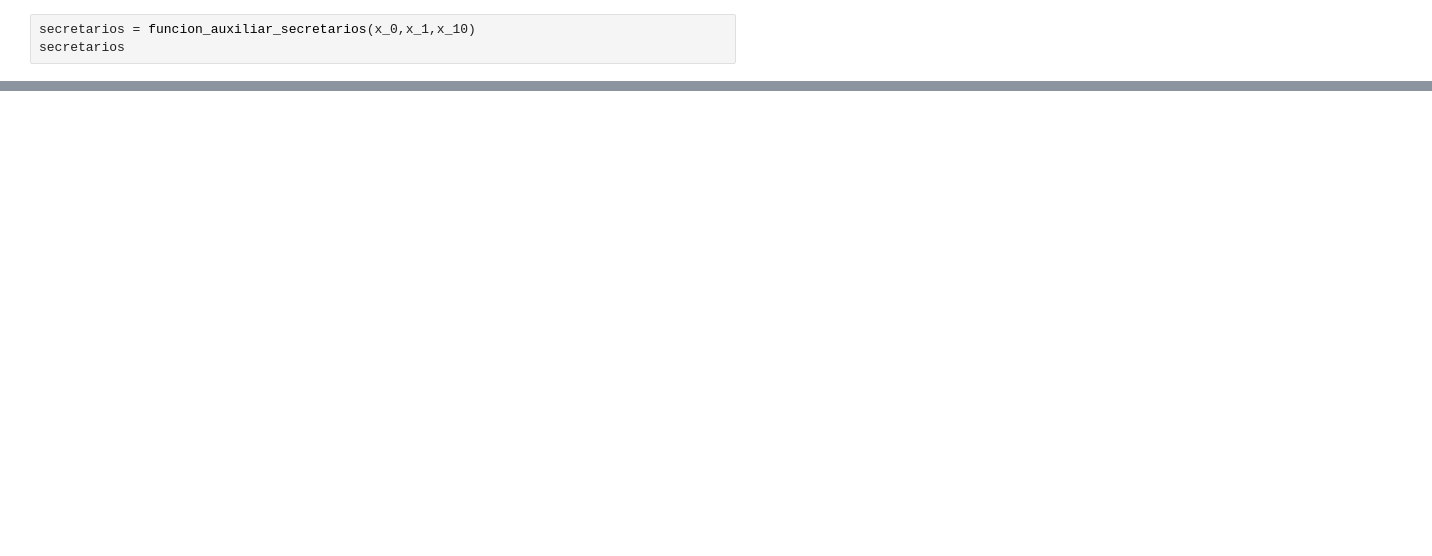
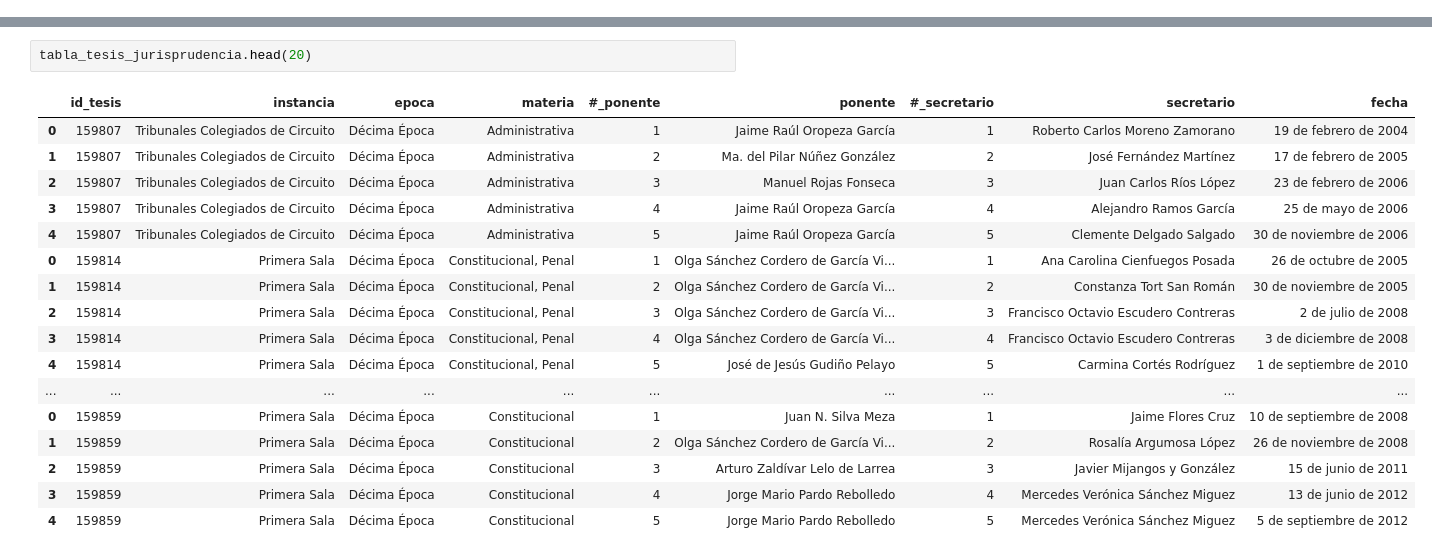
Before and after one commit to lecepe00/estancia_inv_MCD, a Jupyter notebook: notebooks/extraccion_datos.ipynb, the cells around one changed output, grey strips where cells are left out. Drawn from its saved outputs; the diff is of its cells as text; blank space fills up the shorter version.

```diff
--- a/notebooks/extraccion_datos.ipynb
+++ b/notebooks/extraccion_datos.ipynb
@@ -384,3 +0,0 @@ x_10 = 1
-# %%
-secretarios = funcion_auxiliar_secretarios(x_0,x_1,x_10)
-secretarios
@@ -397,0 +115,20 @@ tabla_iteracion = pd.DataFrame({'id_tesis':vector_tesis,'secretario':secretarios
+# %%
+tabla_tesis_jurisprudencia.head(20)
+# %% [output]
+|  | id_tesis | instancia | epoca | materia | #_ponente | ponente | #_secretario | secretario | fecha |
+| 0 | 159807 | Tribunales Colegiados de Circuito | Décima Época | Administrativa | 1 | Jaime Raúl Oropeza García | 1 | Roberto Carlos Moreno Zamorano | 19 de febrero de 2004 |
+| 1 | 159807 | Tribunales Colegiados de Circuito | Décima Época | Administrativa | 2 | Ma. del Pilar Núñez González | 2 | José Fernández Martínez | 17 de febrero de 2005 |
+| 2 | 159807 | Tribunales Colegiados de Circuito | Décima Época | Administrativa | 3 | Manuel Rojas Fonseca | 3 | Juan Carlos Ríos López | 23 de febrero de 2006 |
+| 3 | 159807 | Tribunales Colegiados de Circuito | Décima Época | Administrativa | 4 | Jaime Raúl Oropeza García | 4 | Alejandro Ramos García | 25 de mayo de 2006 |
+| 4 | 159807 | Tribunales Colegiados de Circuito | Décima Época | Administrativa | 5 | Jaime Raúl Oropeza García | 5 | Clemente Delgado Salgado | 30 de noviembre de 2006 |
+| 0 | 159814 | Primera Sala | Décima Época | Constitucional, Penal | 1 | Olga Sánchez Cordero de García Vi... | 1 | Ana Carolina Cienfuegos Posada | 26 de octubre de 2005 |
+| 1 | 159814 | Primera Sala | Décima Época | Constitucional, Penal | 2 | Olga Sánchez Cordero de García Vi... | 2 | Constanza Tort San Román | 30 de noviembre de 2005 |
+| 2 | 159814 | Primera Sala | Décima Época | Constitucional, Penal | 3 | Olga Sánchez Cordero de García Vi... | 3 | Francisco Octavio Escudero Contreras | 2 de julio de 2008 |
+| 3 | 159814 | Primera Sala | Décima Época | Constitucional, Penal | 4 | Olga Sánchez Cordero de García Vi... | 4 | Francisco Octavio Escudero Contreras | 3 de diciembre de 2008 |
+| 4 | 159814 | Primera Sala | Décima Época | Constitucional, Penal | 5 | José de Jesús Gudiño Pelayo | 5 | Carmina Cortés Rodríguez | 1 de septiembre de 2010 |
+| ... | ... | ... | ... | ... | ... | ... | ... | ... | ... |
+| 0 | 159859 | Primera Sala | Décima Época | Constitucional | 1 | Juan N. Silva Meza | 1 | Jaime Flores Cruz | 10 de septiembre de 2008 |
+| 1 | 159859 | Primera Sala | Décima Época | Constitucional | 2 | Olga Sánchez Cordero de García Vi... | 2 | Rosalía Argumosa López | 26 de noviembre de 2008 |
+| 2 | 159859 | Primera Sala | Décima Época | Constitucional | 3 | Arturo Zaldívar Lelo de Larrea | 3 | Javier Mijangos y González | 15 de junio de 2011 |
+| 3 | 159859 | Primera Sala | Décima Época | Constitucional | 4 | Jorge Mario Pardo Rebolledo | 4 | Mercedes Verónica Sánchez Miguez | 13 de junio de 2012 |
+| 4 | 159859 | Primera Sala | Décima Época | Constitucional | 5 | Jorge Mario Pardo Rebolledo | 5 | Mercedes Verónica Sánchez Miguez | 5 de septiembre de 2012 |
```
Also changed, not shown: parts of 48 cells of this notebook, 2 other files.
